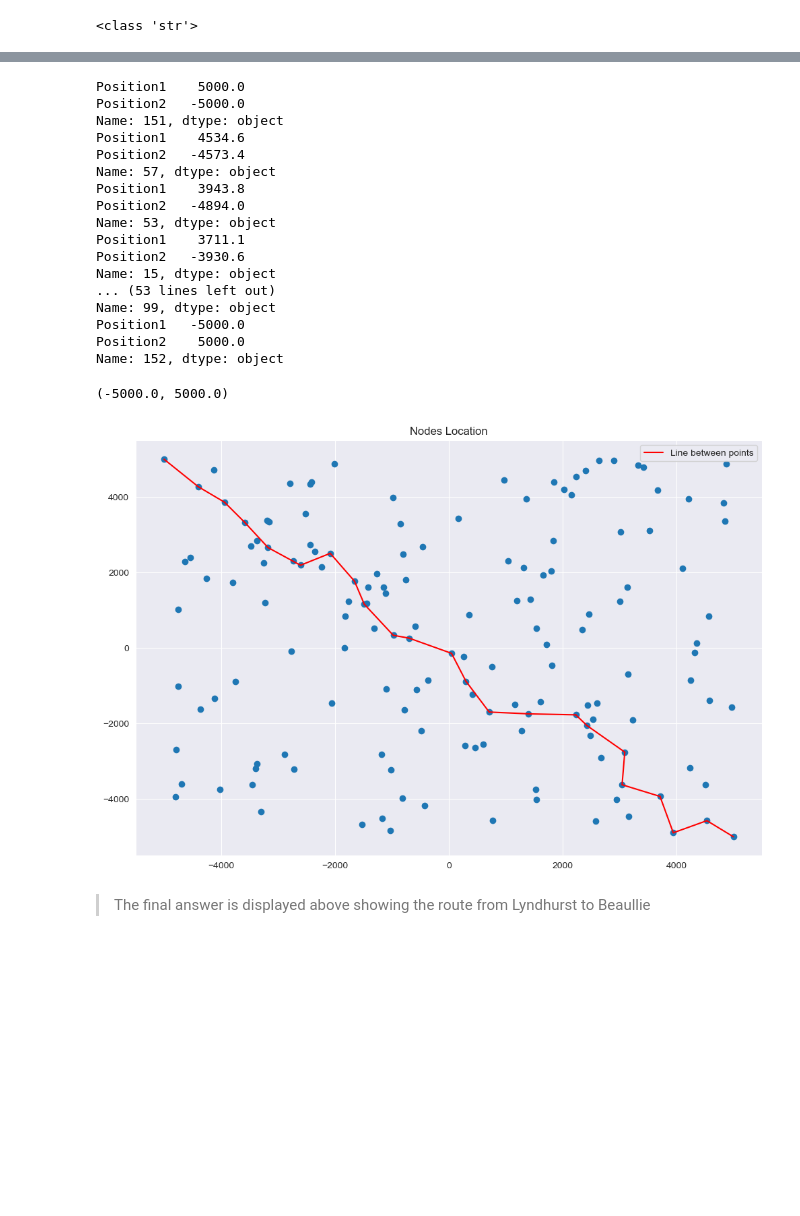
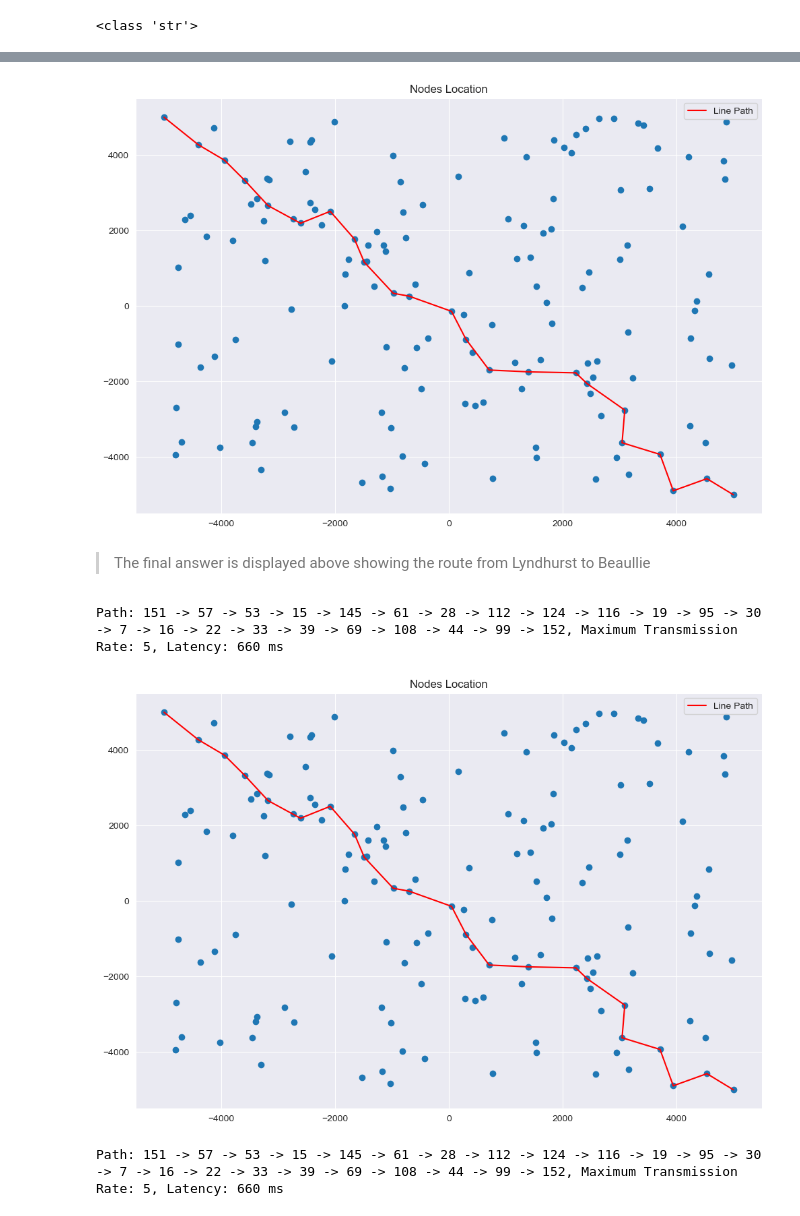
Before and after one commit to gerryfrank10/optimisation-and-algorithms, a Jupyter notebook: assesment/solution.ipynb, the cells around one changed output, grey strips where cells are left out. Drawn from its saved outputs; the diff is of its cells as text; code cells hidden in the pictures; blank space fills up the shorter version.

Commit message:
Update build solution

```diff
--- a/assesment/solution.ipynb
+++ b/assesment/solution.ipynb
@@ -376,29 +372,3 @@ print(points)
-# %%
-for i in points:
-    path_list = position_data.loc[i, ['Position1', 'Position2']]
-    print(path_list)
-# %% [output]
-Position1    5000.0
-Position2   -5000.0
-Name: 151, dtype: object
-Position1    4534.6
-Position2   -4573.4
-Name: 57, dtype: object
-Position1    3943.8
-Position2   -4894.0
-Name: 53, dtype: object
-Position1    3711.1
-Position2   -3930.6
-Name: 15, dtype: object
-... (53 lines left out)
-Name: 99, dtype: object
-Position1   -5000.0
-Position2    5000.0
-Name: 152, dtype: object
-# %%
-print(tuple(path_list.tolist()))
-# %% [output]
-(-5000.0, 5000.0)
 # %%
 def plot_points(df, nodes):
     coordinate_x = df['Position1']
@@ -410,12 +380,32 @@ def plot_points(df, nodes):
     plt.title('Nodes Location')
     plt.scatter(coordinate_x, coordinate_y)
     for j in range(len(path_list) -1):
-        plt.plot([path_list[j][0], path_list[j + 1][0]], [path_list[j][1], path_list[j + 1][1]], 'r-', label="Line between points" if j == 0 else "")
+        plt.plot([path_list[j][0], path_list[j + 1][0]], [path_list[j][1], path_list[j + 1][1]], 'r-', label="Line Path" if j == 0 else "")
     plt.legend(loc='upper right')
     plt.show()
 # %%
-plot_points(position_data, points)
+plot_points(position_data, points) # Using the position_data DataFrame as it already have the coordinate and help reduce searching problems, also points is the list from the path.
 # %% [output]
-[figure, old version]
+[figure, new version]
 # %% [markdown]
 > The final answer is displayed above showing the route from Lyndhurst to Beaullie
+# %%
+print(f"Path: {path}, Maximum Transmission Rate: {max_transmission}, Latency: {latency} ms")
+# %% [output]
+Path: 151 -> 57 -> 53 -> 15 -> 145 -> 61 -> 28 -> 112 -> 124 -> 116 -> 19 -> 95 -> 30 -> 7 -> 16 -> 22 -> 33 -> 39 -> 69 -> 108 -> 44 -> 99 -> 152, Maximum Transmission Rate: 5, Latency: 660 ms
+# %%
+# Again from any point to any point
+g = MultipleObjectiveGraph()
+
+# Build the graph from the dataframe
+g.build_from_dataframe(merged_df)
+
+# Find the path and maximum transmission rate and minimum number of hops from '1' to '2'
+max_transmission, min_hops, path = g.path_to_node('151', '152')
+latency = 30 * min_hops
+points = list(map(int, path.split(' -> ')))
+plot_points(position_data, points)
+print(f"Path: {path}, Maximum Transmission Rate: {max_transmission}, Latency: {latency} ms")
+# %% [output]
+[figure, added]
+Path: 151 -> 57 -> 53 -> 15 -> 145 -> 61 -> 28 -> 112 -> 124 -> 116 -> 19 -> 95 -> 30 -> 7 -> 16 -> 22 -> 33 -> 39 -> 69 -> 108 -> 44 -> 99 -> 152, Maximum Transmission Rate: 5, Latency: 660 ms
```
Also changed, not shown: parts of 3 cells of this notebook.
